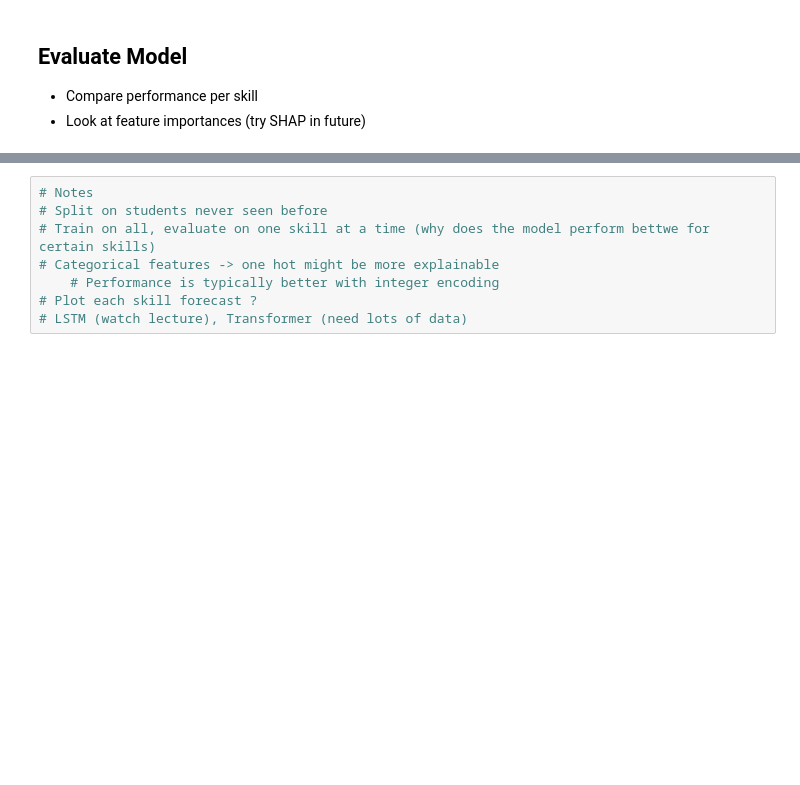
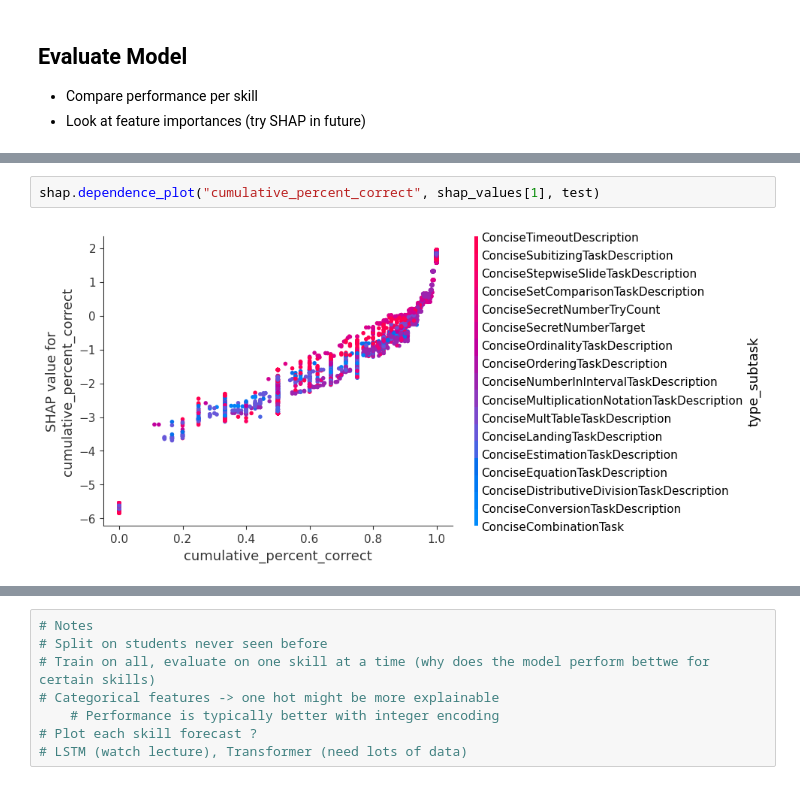
Before and after one commit to ewaMiazga/mlbdProject-2023, a Jupyter notebook: Experiments.ipynb, the cells around one changed output, grey strips where cells are left out. Drawn from its saved outputs; the diff is of its cells as text; blank space fills up the shorter version.

```diff
--- a/Experiments.ipynb
+++ b/Experiments.ipynb
@@ -204,0 +227,4 @@ plt.show()
+# %%
+shap.dependence_plot("cumulative_percent_correct", shap_values[1], test)
+# %% [output]
+[figure, added]
```
Also changed, not shown: parts of 19 cells of this notebook.
